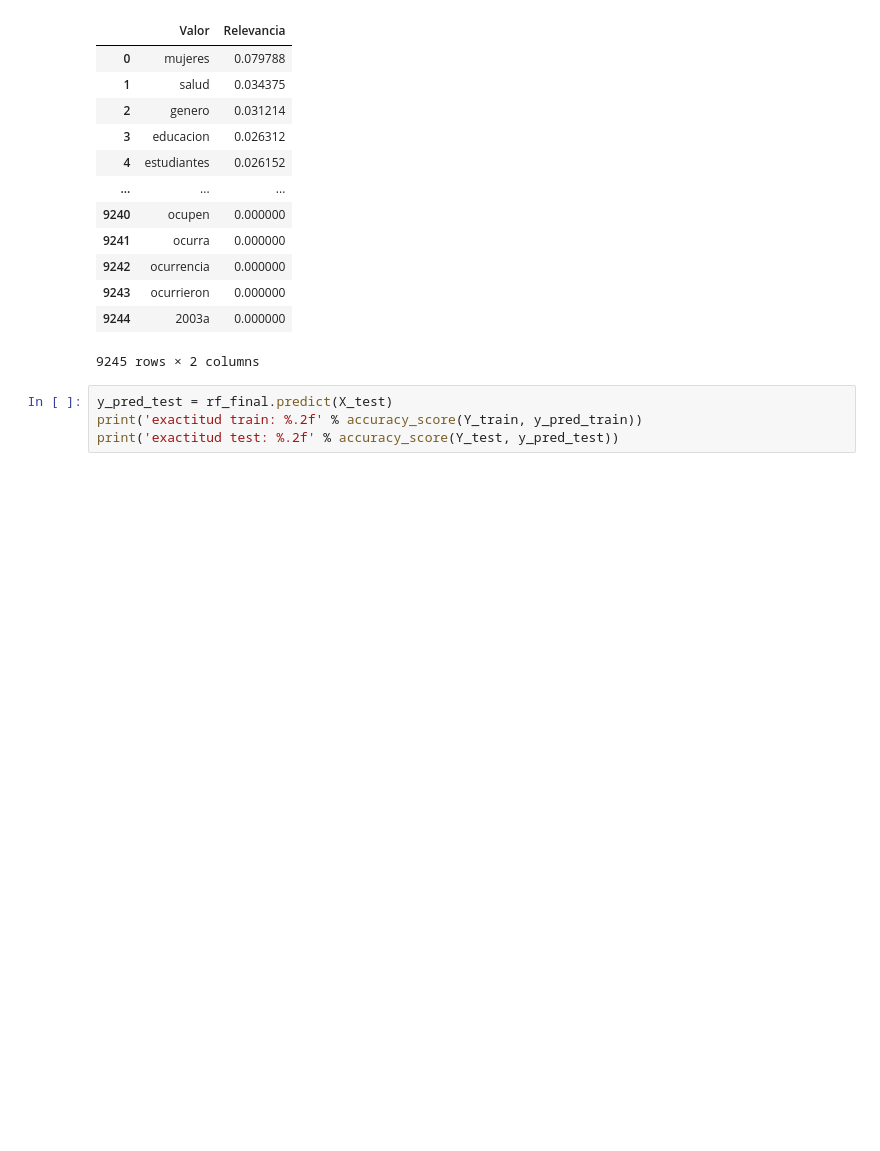
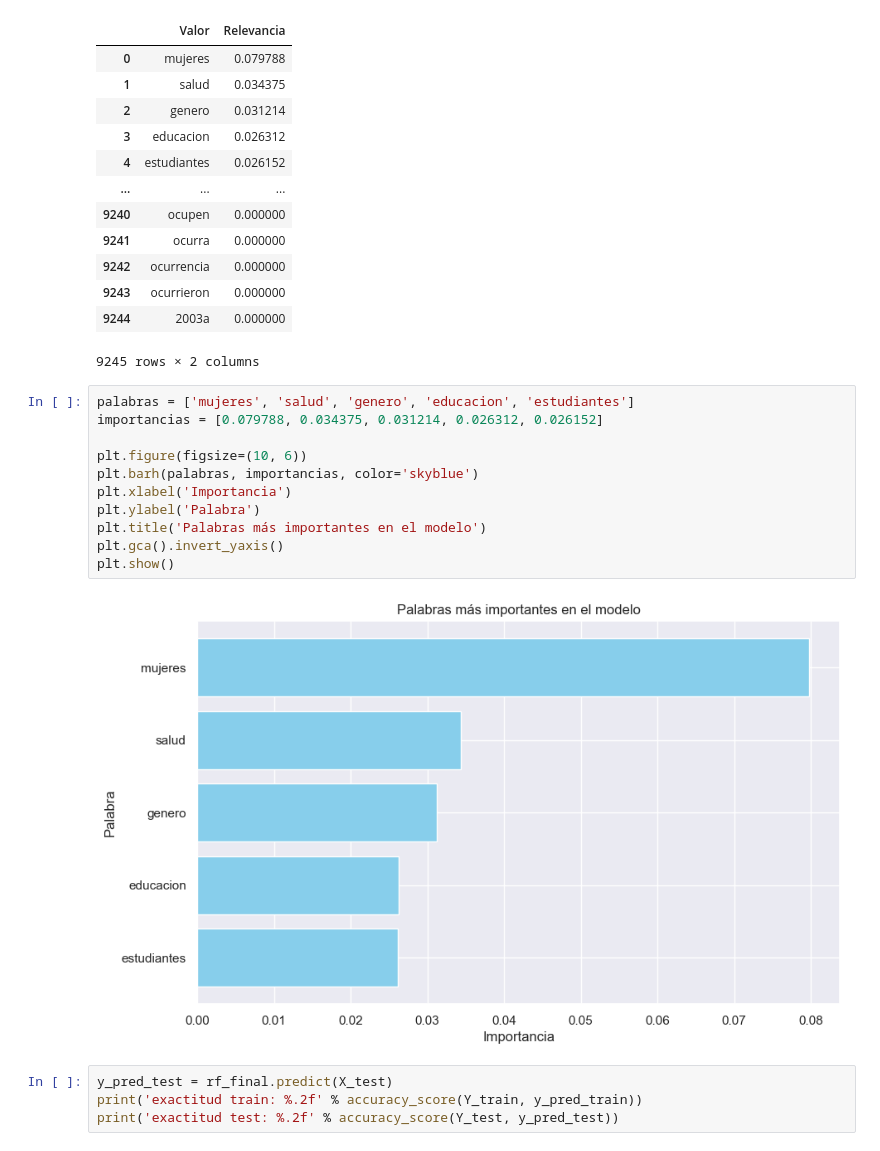
Before and after one commit to Leonardo3310/Proyecto1BI, a Jupyter notebook: AlgoritmoRandomForest/RFLeonardoRangel.ipynb, the cells around one changed output. Saved outputs shown, nothing was run; the diff lists cells and outputs as text; blank space fills up the shorter version.

```diff
--- a/AlgoritmoRandomForest/RFLeonardoRangel.ipynb
+++ b/AlgoritmoRandomForest/RFLeonardoRangel.ipynb
@@ -123,6 +126,19 @@ relevancia_a
 | 9243 | ocurrieron | 0.000000 |
 | 9244 | 2003a | 0.000000 |
 9245 rows × 2 columns
+# %%
+palabras = ['mujeres', 'salud', 'genero', 'educacion', 'estudiantes']
+importancias = [0.079788, 0.034375, 0.031214, 0.026312, 0.026152]
+
+plt.figure(figsize=(10, 6))
+plt.barh(palabras, importancias, color='skyblue')
+plt.xlabel('Importancia')
+plt.ylabel('Palabra')
+plt.title('Palabras más importantes en el modelo')
+plt.gca().invert_yaxis()
+plt.show()
+# %% [output]
+[figure, added]
 # %%
 y_pred_test = rf_final.predict(X_test)
 print('exactitud train: %.2f' % accuracy_score(Y_train, y_pred_train))
```
Also changed, not shown: parts of 1 cell of this notebook.
